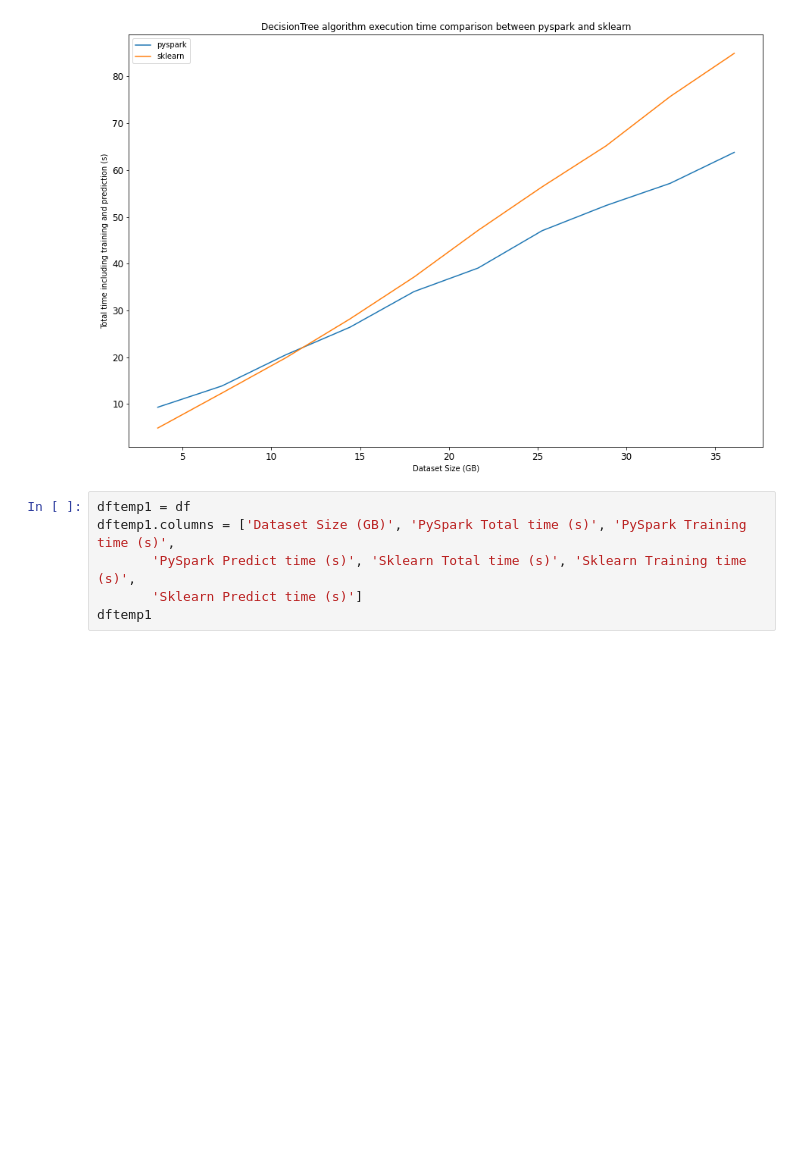
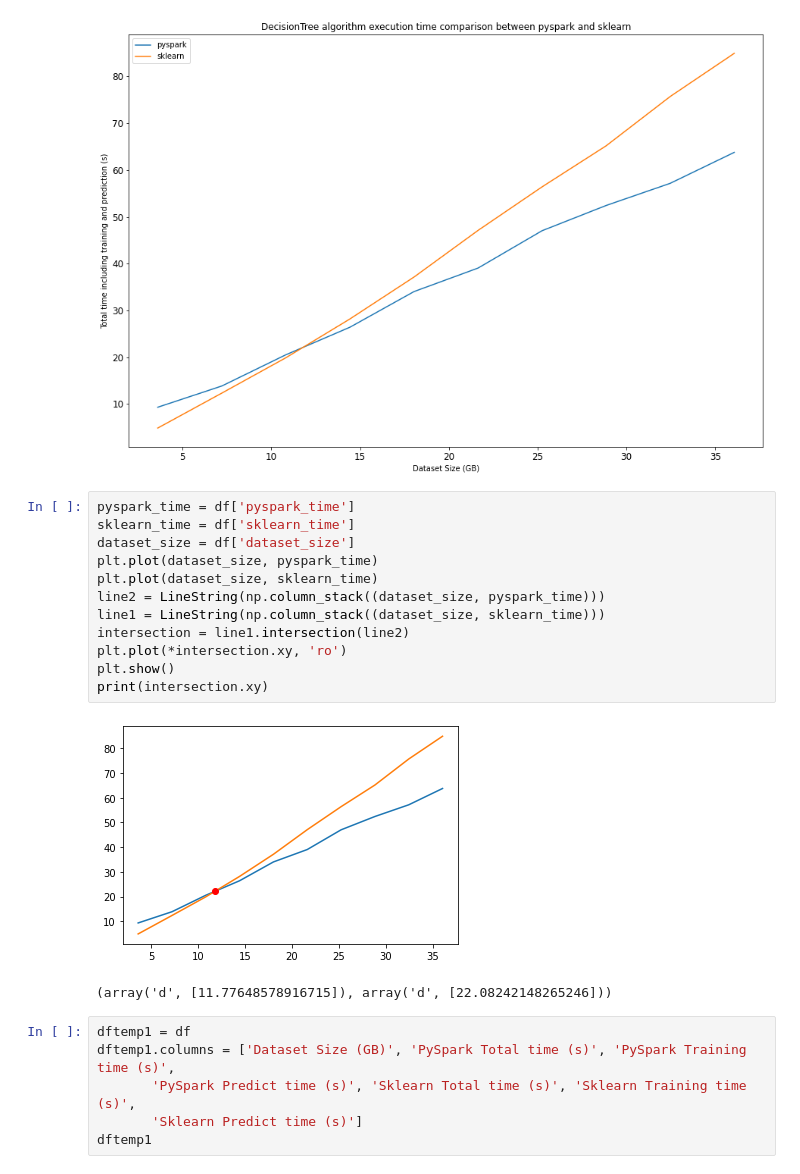
Before and after one commit to marcelomdevasconcellos/pyspark-distributed-classification, a Jupyter notebook: decisiontree_compare_rapport.ipynb, the cells around one changed output. Cells and saved outputs as stored; diff of their text form; blank space fills up the shorter version.

```diff
--- a/decisiontree_compare_rapport.ipynb
+++ b/decisiontree_compare_rapport.ipynb
@@ -64,6 +86,21 @@ dftemp.plot.line(
 # %% [output]
 <AxesSubplot:title={'center':'DecisionTree algorithm execution time comparison between pyspark and sklearn'}, xlabel='Dataset Size (GB)', ylabel='Total time including training and prediction (s)'>
 [figure]
+# %%
+pyspark_time = df['pyspark_time']
+sklearn_time = df['sklearn_time']
+dataset_size = df['dataset_size']
+plt.plot(dataset_size, pyspark_time)
+plt.plot(dataset_size, sklearn_time)
+line2 = LineString(np.column_stack((dataset_size, pyspark_time)))
+line1 = LineString(np.column_stack((dataset_size, sklearn_time)))
+intersection = line1.intersection(line2)
+plt.plot(*intersection.xy, 'ro')
+plt.show()
+print(intersection.xy)
+# %% [output]
+[figure, added]
+(array('d', [11.77648578916715]), array('d', [22.08242148265246]))
 # %%
 dftemp1 = df
 dftemp1.columns = ['Dataset Size (GB)', 'PySpark Total time (s)', 'PySpark Training time (s)',
```
Also changed, not shown: parts of 3 cells of this notebook.
